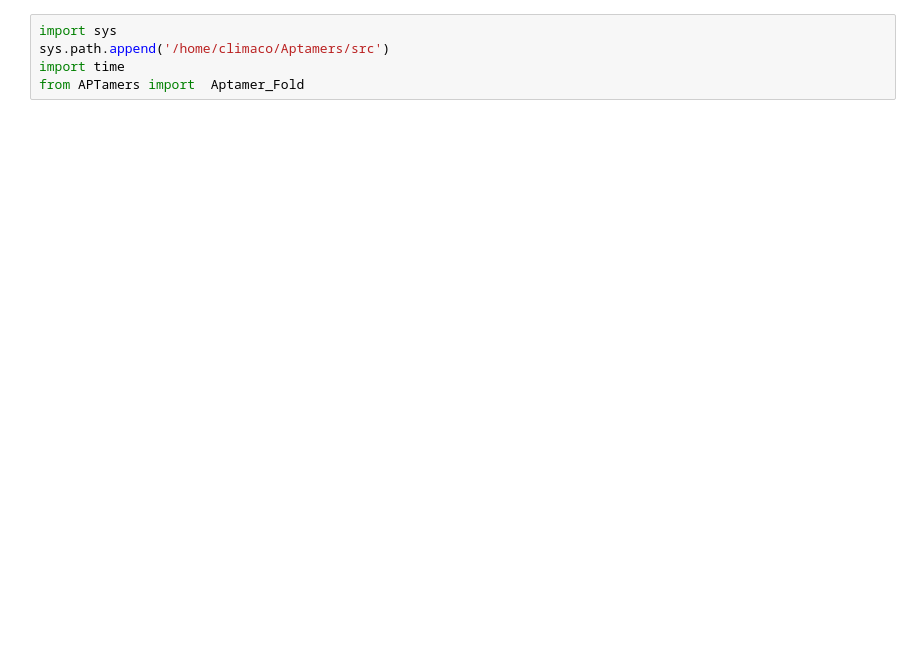
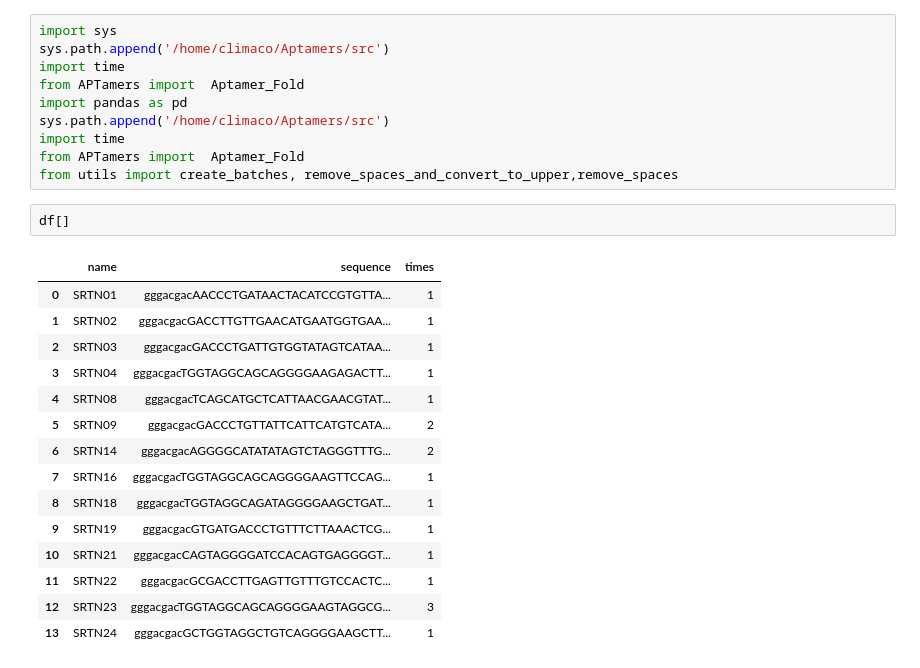
Before and after one commit to shihhsinwang0214/GMFold, a Jupyter notebook: notebooks/test.ipynb, the cells around one changed output. Cells and saved outputs as stored; diff of their text form; blank space fills up the shorter version.

```diff
--- a/notebooks/test.ipynb
+++ b/notebooks/test.ipynb
@@ -3,3 +3,26 @@ import sys
 sys.path.append('/home/climaco/Aptamers/src')
 import time
 from APTamers import  Aptamer_Fold
+import pandas as pd
+sys.path.append('/home/climaco/Aptamers/src')
+import time
+from APTamers import  Aptamer_Fold
+from utils import create_batches, remove_spaces_and_convert_to_upper,remove_spaces
+# %%
+df[]
+# %% [output]
+|  | name | sequence | times |
+| 0 | SRTN01 | gggacgacAACCCTGATAACTACATCCGTGTTA... | 1 |
+| 1 | SRTN02 | gggacgacGACCTTGTTGAACATGAATGGTGAA... | 1 |
+| 2 | SRTN03 | gggacgacGACCCTGATTGTGGTATAGTCATAA... | 1 |
+| 3 | SRTN04 | gggacgacTGGTAGGCAGCAGGGGAAGAGACTT... | 1 |
+| 4 | SRTN08 | gggacgacTCAGCATGCTCATTAACGAACGTAT... | 1 |
+| 5 | SRTN09 | gggacgacGACCCTGTTATTCATTCATGTCATA... | 2 |
+| 6 | SRTN14 | gggacgacAGGGGCATATATAGTCTAGGGTTTG... | 2 |
+| 7 | SRTN16 | gggacgacTGGTAGGCAGCAGGGGAAGTTCCAG... | 1 |
+| 8 | SRTN18 | gggacgacTGGTAGGCAGATAGGGGAAGCTGAT... | 1 |
+| 9 | SRTN19 | gggacgacGTGATGACCCTGTTTCTTAAACTCG... | 1 |
+| 10 | SRTN21 | gggacgacCAGTAGGGGATCCACAGTGAGGGGT... | 1 |
+| 11 | SRTN22 | gggacgacGCGACCTTGAGTTGTTTGTCCACTC... | 1 |
+| 12 | SRTN23 | gggacgacTGGTAGGCAGCAGGGGAAGTAGGCG... | 3 |
+| 13 | SRTN24 | gggacgacGCTGGTAGGCTGTCAGGGGAAGCTT... | 1 |
```
Also changed, not shown: parts of 5 cells of this notebook, 7 other files.
